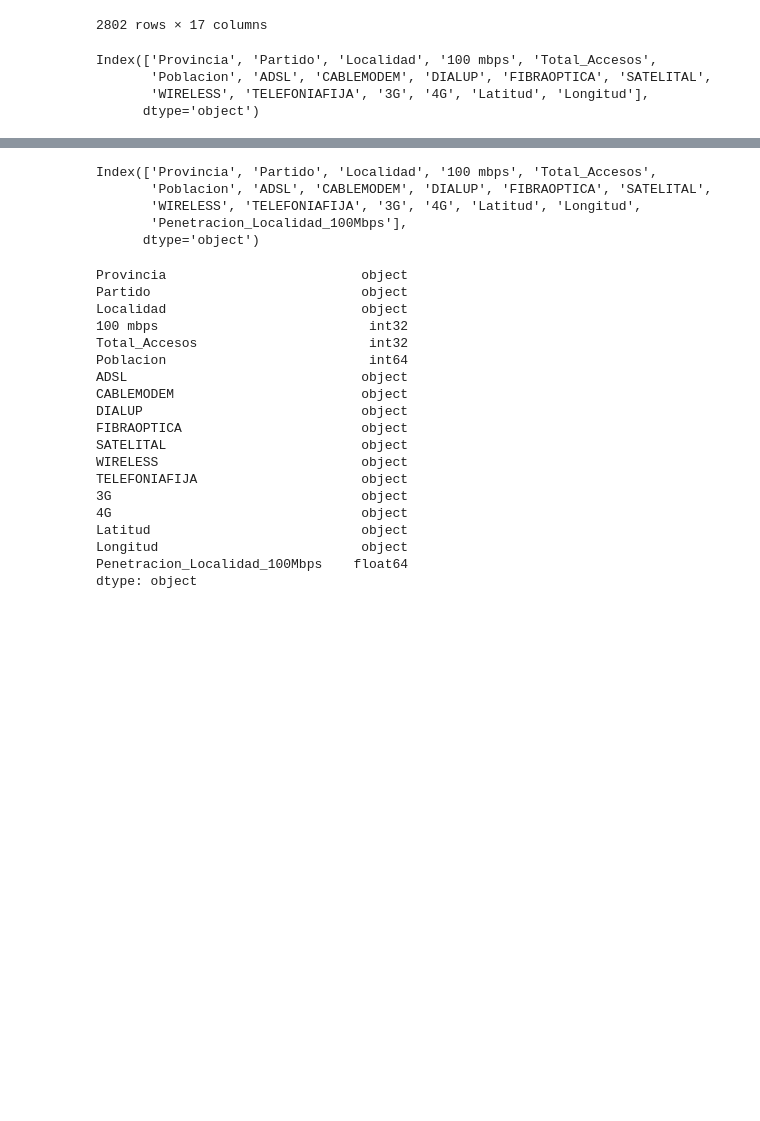
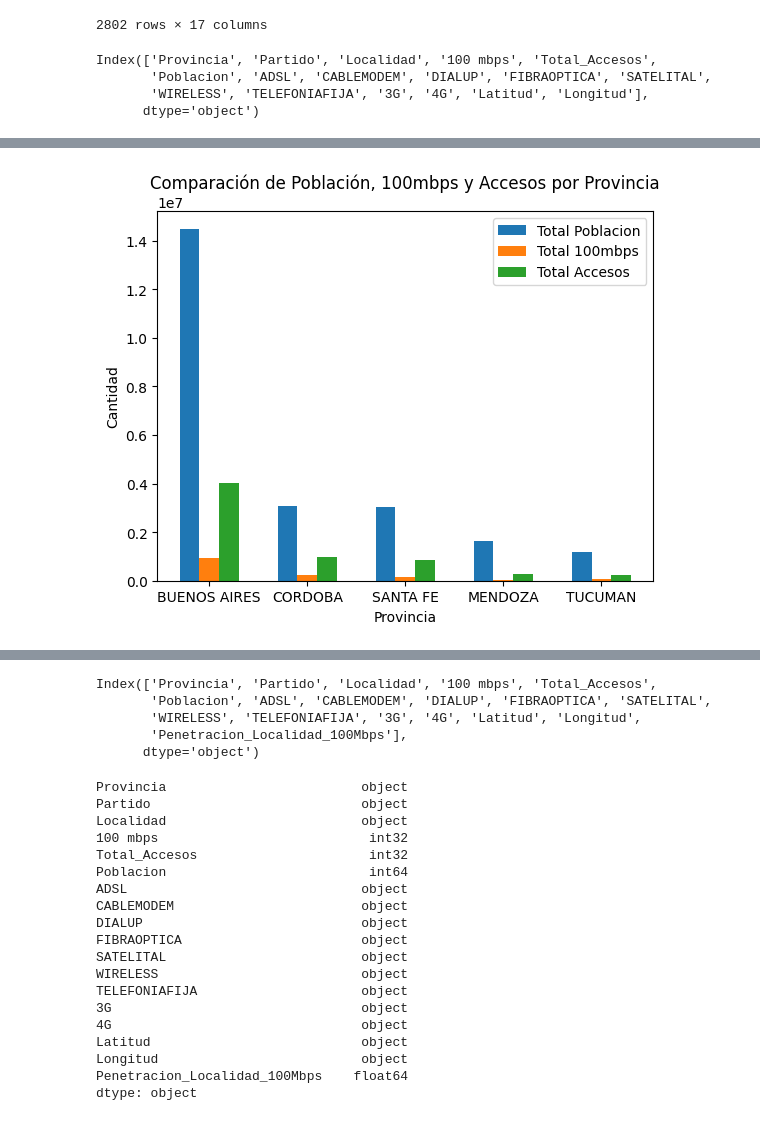
Before and after one commit to caroguzman/HenryData_PI02, a Jupyter notebook: PI02EDA.ipynb, the cells around one changed output, grey strips where cells are left out. Cells and saved outputs as stored; diff of their text form; code cells hidden in the pictures; blank space fills up the shorter version.

```diff
--- a/PI02EDA.ipynb
+++ b/PI02EDA.ipynb
@@ -665,0 +686,7 @@ Name: Localidad, Length: 3030, dtype: object
+# %%
+#Calculamos la Penetración de 100Mbps por provincia y la agregamos al dataframe
+#df_agregado_por_provincias['Penetracion_Provincia_100Mbps'] = round(df_agregado_por_provincias['Total_100mbps'] / df_agregado_por_provincias['Total_Poblacion']*100, 1)
+df_agregado_por_provincias['Penetracion_Provincia_Total'] = round(df_agregado_por_provincias['Total_Accesos'] / df_agregado_por_provincias['Total_Poblacion']*100, 1)
+
+# Mostrar el nuevo DataFrame
+print(df_agregado_por_provincias)
@@ -665,0 +711,10 @@ Name: Localidad, Length: 3030, dtype: object
+# %%
+#ordenamos el dataframe para tomar las 5 provicias con mayor población para su posterior análisis.
+
+# Ordenar las provincias por su población en orden descendente
+df_poblacion_por_provincias_sorted = df_agregado_por_provincias.sort_values('Total_Poblacion', ascending=False)
+
+# Tomar las 5 primeras provincias con mayor población
+df_top_5_provincias = df_poblacion_por_provincias_sorted.head(5)
+
+df_top_5_provincias
@@ -665,0 +728,39 @@ Name: Localidad, Length: 3030, dtype: object
+# %%
+# Crear una figura y un eje
+fig, ax = plt.subplots()
+
+# Configurar los datos de las barras
+x = df_top_5_provincias['Provincia']
+y1 = df_top_5_provincias['Total_Poblacion']
+y2 = df_top_5_provincias['Total_100mbps']
+y3 = df_top_5_provincias['Total_Accesos']
+
+# Configurar el ancho de las barras
+bar_width = 0.2
+
+# Configurar la posición de las barras
+bar1_pos = range(len(df_top_5_provincias))
+bar2_pos = [x + bar_width for x in bar1_pos]
+bar3_pos = [x + bar_width*2 for x in bar1_pos]
+
+# Crear las barras
+ax.bar(bar1_pos, y1, width=bar_width, label='Total Poblacion')
+ax.bar(bar2_pos, y2, width=bar_width, label='Total 100mbps')
+ax.bar(bar3_pos, y3, width=bar_width, label='Total Accesos')
+
+# Configurar las etiquetas del eje x
+ax.set_xticks([x + bar_width for x in bar1_pos])
+ax.set_xticklabels(df_top_5_provincias['Provincia'])
+
+# Configurar las etiquetas y el título
+ax.set_xlabel('Provincia')
+ax.set_ylabel('Cantidad')
+ax.set_title('Comparación de Población, 100mbps y Accesos por Provincia')
+
+# Mostrar la leyenda
+ax.legend()
+
+# Mostrar el gráfico
+plt.show()
+# %% [output]
+[figure, added]
```
Also changed, not shown: parts of 26 cells of this notebook, 10 other files.
